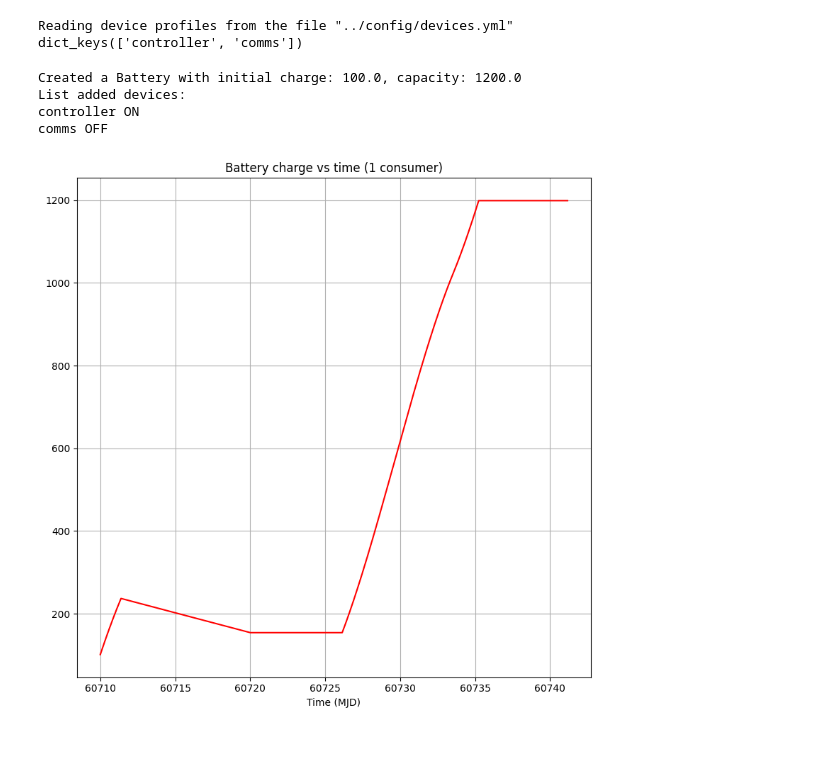
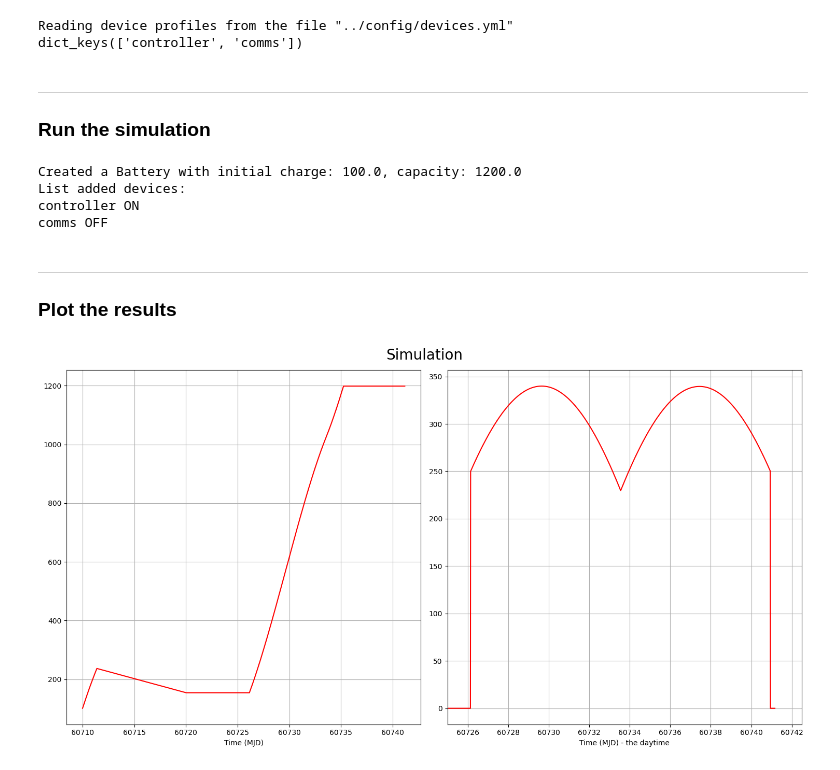
Before and after one commit to lusee-night/opsim, a Jupyter notebook: notebooks/sim.ipynb, the cells around one changed output. Drawn from its saved outputs; the diff is of its cells as text; code cells hidden in the pictures; blank space fills up the shorter version.

```diff
--- a/notebooks/sim.ipynb
+++ b/notebooks/sim.ipynb
@@ -145,6 +147,10 @@ print(profiles.keys())
 # %% [output]
 Reading device profiles from the file "../config/devices.yml"
 dict_keys(['controller', 'comms'])
+# %% [markdown]
+---
+
+### Run the simulation
 # %%
 from    bms.battery     import *
 from    bms.controller  import *
@@ -179,22 +185,34 @@ ctr.set_condition(mySun.condition)
 
 env.process(ctr.run())
 env.run(until=mySun.N)
-
-
-plt.rcParams["figure.figsize"] = [8., 8.]
-plt.rcParams["figure.autolayout"] = True
-ax=plt.subplot()
-ax.set_xlabel('Time (MJD)')
-
-ax.plot(mySun.mjd, ctr.monitor.battery, color="red",    label="Panel power (a.u.)")
-
-# --- plt.xlim(-100,400)
-plt.grid(True)
-plt.title("Battery charge vs time (1 consumer)")
-plt.show()
 # %% [output]
 Created a Battery with initial charge: 100.0, capacity: 1200.0
 List added devices:
 controller ON
 comms OFF
-[figure, removed]
+# %% [markdown]
+---
+
+### Plot the results
+# %%
+# plt.title("Battery charge vs time (1 consumer)")
+fig, (p1, p2) = plt.subplots(1,2)
+fig.suptitle('Simulation', fontsize=20)
+plt.rcParams["figure.figsize"] = [15., 8.]
+plt.rcParams["figure.autolayout"] = True
+
+
+p1.set_xlabel('Time (MJD)')
+p2.set_xlabel('Time (MJD) - the daytime')
+
+p1.plot(mySun.mjd, ctr.monitor.battery, color="red",    label="Panel power (a.u.)")
+p2.plot(mySun.mjd, Panel.profile*250.,  color="red",    label="Panel exposure (area units)")
+
+
+p1.grid(True)
+p2.set_xlim([60725,60742.5])
+p2.grid(True)
+
+plt.show()
+# %% [output]
+[figure, added]
```
Also changed, not shown: parts of 1 cell of this notebook, 1 other file.
